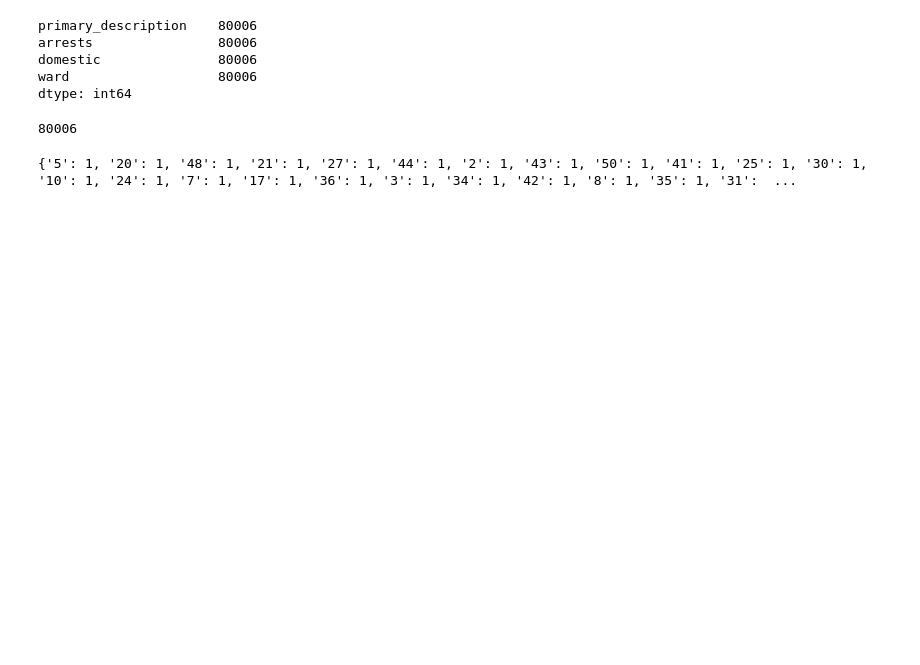
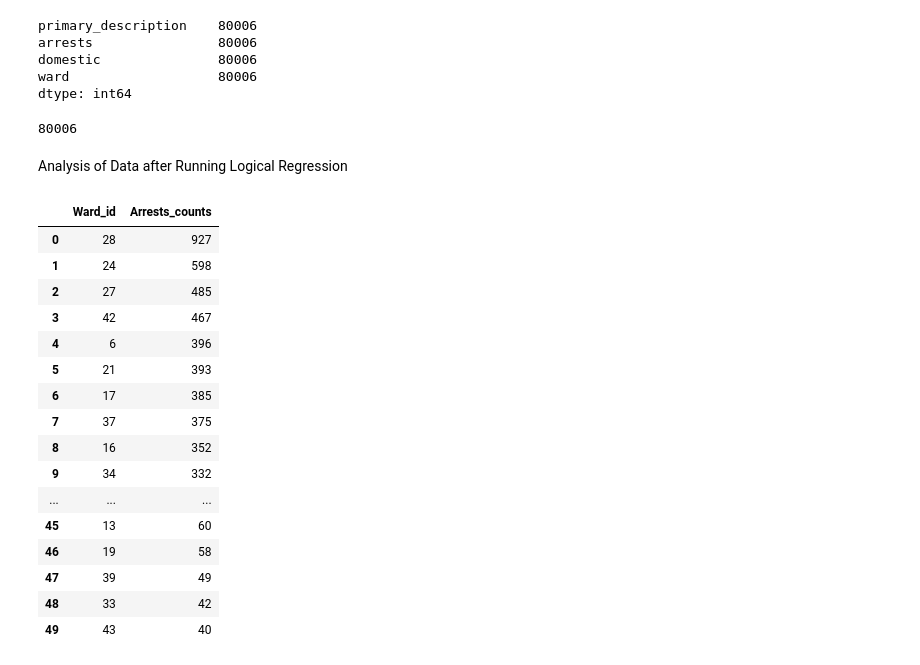
Before and after one commit to ninagoodwin88/Final-Project, a Jupyter notebook: folder/subfolder/Chicago_machine_learning.ipynb, the cells around one changed output. Saved outputs shown, nothing was run; the diff lists cells and outputs as text; code cells hidden in the pictures; blank space fills up the shorter version.

```diff
--- a/folder/subfolder/Chicago_machine_learning.ipynb
+++ b/folder/subfolder/Chicago_machine_learning.ipynb
@@ -107,29 +119,26 @@ ward_arrests = {}
-# %%
-# Open the election results and read the file.
-with open("crime_data_csv.csv") as arrest_data:
-    file_reader = csv.reader(arrest_data)
-
-    # Read the header row.
-    headers = next(file_reader)
-
-    # Print each row in the CSV file.
-    for row in file_reader:
-        # Add to the total arrest count.
-        total_arrests += 1
-
-        # Print the candidate name from each row.
-        ward_number = row[5]
-
-        if ward_number not in ward_options:
-          # Add the candidate name to the candidate list.
-            ward_options.append(ward_number)
-
-           # 2. Begin tracking that candidate's vote count.
-            total_arrests[ward_number] = 0
-            # Add a vote to that candidate's count.
-            total_arrests[ward_number] += 1
-
-# Print the candidate vote dictionary.
-print(ward_arrests)
-# %% [output]
-{'5': 1, '20': 1, '48': 1, '21': 1, '27': 1, '44': 1, '2': 1, '43': 1, '50': 1, '41': 1, '25': 1, '30': 1, '10': 1, '24': 1, '7': 1, '17': 1, '36': 1, '3': 1, '34': 1, '42': 1, '8': 1, '35': 1, '31':  ...
+# %% [markdown]
+Analysis of Data after Running Logical Regression
+# %%
+new_csv = pd.read_csv('crime_data_csv.csv')
+new_csv[new_csv['arrests'] == 1]['ward'].value_counts().to_csv('Ward_count_arrests.csv')
+ward_count = pd.read_csv('Ward_count_arrests.csv')
+ward_count = ward_count.rename(columns={'Unnamed: 0':'Ward_id','ward':'Arrests_counts'})
+ward_count
+# %% [output]
+|  | Ward_id | Arrests_counts |
+| 0 | 28 | 927 |
+| 1 | 24 | 598 |
+| 2 | 27 | 485 |
+| 3 | 42 | 467 |
+| 4 | 6 | 396 |
+| 5 | 21 | 393 |
+| 6 | 17 | 385 |
+| 7 | 37 | 375 |
+| 8 | 16 | 352 |
+| 9 | 34 | 332 |
+| ... | ... | ... |
+| 45 | 13 | 60 |
+| 46 | 19 | 58 |
+| 47 | 39 | 49 |
+| 48 | 33 | 42 |
+| 49 | 43 | 40 |
```
Also changed, not shown: parts of 7 cells of this notebook.
